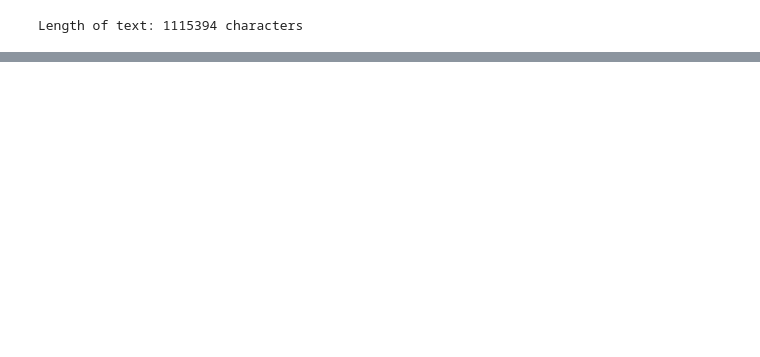
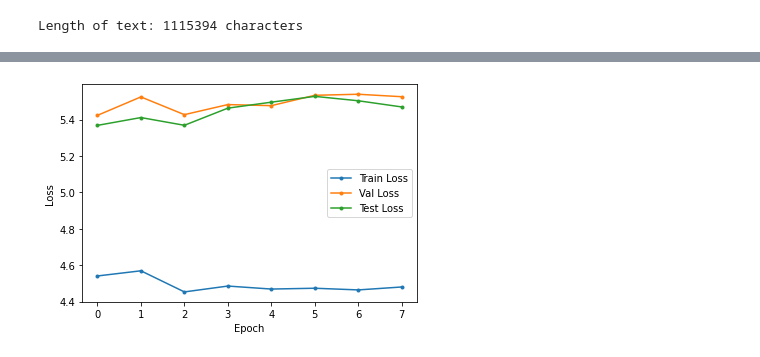
Before and after one commit to lmu-mandy/project-rgt, a Jupyter notebook: Shakespeare.ipynb, the cells around one changed output, grey strips where cells are left out. Saved outputs shown, nothing was run; the diff lists cells and outputs as text; code cells hidden in the pictures; blank space fills up the shorter version.

Commit message:
corrected data preprocess

```diff
--- a/Shakespeare.ipynb
+++ b/Shakespeare.ipynb
@@ -143,9 +137,9 @@ def evaluate(data):
         c = torch.zeros(layers, bs, hidden_size)
         h = h.to(device)
         c = c.to(device)
-        for count in range(0, len(data) - seq_length, seq_length):
-            minibatch_data = data[count:count + seq_length]
-            minibatch_label = data[count+1:count + seq_length + 1]
+        for count in range(0, len(data) - bs, bs):
+            minibatch_data = data.long()[count:count + bs]
+            minibatch_label = data.long()[count+1:count + bs + 1]
             minibatch_data = minibatch_data.to(device)
             minibatch_label = minibatch_label.to(device)
             scores, (h, c) = net(minibatch_data, h, c)
@@ -174,9 +168,8 @@ def normalize_gradient(net):
 hidden_size = 100
 vocab_size = len(word2idx)+1
 layers = 2
-num_epoch = 5
-bs = 10
-seq_length = 10
+num_epoch = 8
+bs = 32
 
 device = torch.device("cuda")
 net = twoLayer_LSTM(vocab_size, hidden_size, layers)
@@ -184,7 +177,7 @@ net.emb_layer.weight.data.uniform_(-0.1, 0.1)
 net.lin_layer.weight = net.emb_layer.weight
 net = net.to(device)
 criterion = nn.CrossEntropyLoss()
-train_size = len(text_idx)
+train_size = len(train_data)
 # %%
 # training with SGD
 start = time.time()
@@ -214,10 +207,8 @@ for epoch in range(num_epoch):
         optimizer.zero_grad()
 
         # create a minibatch
-        minibatch_data = text_idx.long()[count : count + bs]
-        print(minibatch_data)
-        minibatch_label = text_idx.long()[count + 1 : count + bs + 1]
-        print(minibatch_label)
+        minibatch_data = train_data.long()[count : count + bs]
+        minibatch_label = train_data.long()[count + 1 : count + bs + 1]
 
         # send them to the gpu
         minibatch_data = minibatch_data.to(device)
@@ -290,8 +299,8 @@ for epoch in range(num_epoch):
         optimizer.zero_grad()
 
         # create a minibatch
-        minibatch_data = train_data[count : count + bs]
-        minibatch_label = train_data[count + 1 : count + bs + 1]
+        minibatch_data = train_data.long()[count : count + bs]
+        minibatch_label = train_data.long()[count + 1 : count + bs + 1]
 
         # send them to the gpu
         minibatch_data = minibatch_data.to(device)
@@ -326,9 +335,12 @@ for epoch in range(num_epoch):
     #total_loss = running_loss/num_batches
     elapsed = time.time() - start
     print('\nepoch =', epoch, '\t time = {0:.1f}'.format(elapsed),'\t lr = {0:.3f}'.format(my_lr), '\t training loss = {0:.3f}'.format(loss.item())) # compute error on the test set at end of each epoch
+    val_loss = evaluate(val_data) # eval on the validation set
     train_loss_list.append(loss.item())
+    val_loss_list.append(val_loss)
     test_loss = evaluate(test_data) # eval on the test set
     test_loss_list.append(test_loss)
+    print('val loss = {0:.3f}'.format(val_loss))
     print('test loss = {0:.3f}'.format(test_loss))
 
 print(" ")
@@ -335,12 +365,15 @@ print(" ")
 # %%
 x = range(0, num_epoch,1)
 
 plt.plot(x, train_loss_list, '.-', label='Train Loss')
+plt.plot(x, val_loss_list, '.-', label='Val Loss')
 plt.plot(x, test_loss_list, '.-', label='Test Loss')
 plt.xlabel('Epoch')
 plt.ylabel('Loss')
 plt.legend()
 plt.show()
+# %% [output]
+[figure, added]
 # %%
 idx2word = {y:x for x, y in word2idx.items()}
 # %%
```
Also changed, not shown: parts of 11 cells of this notebook.
